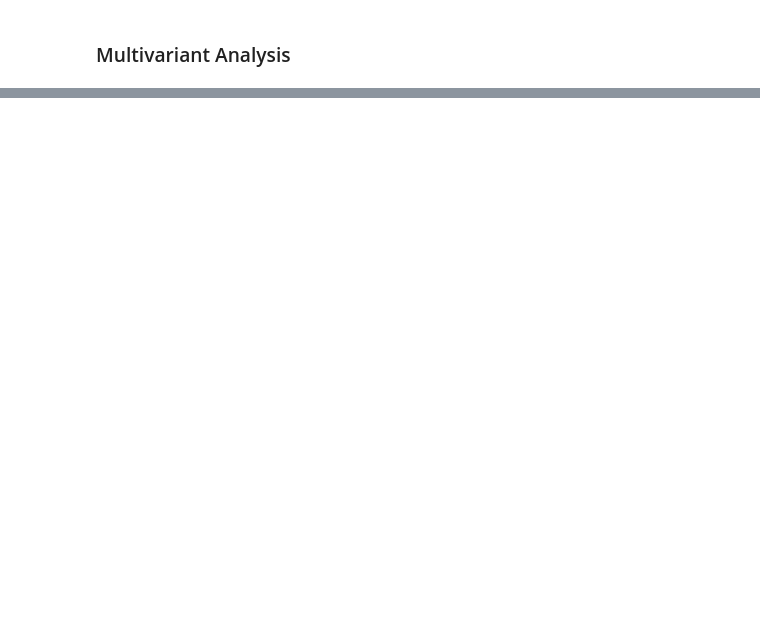
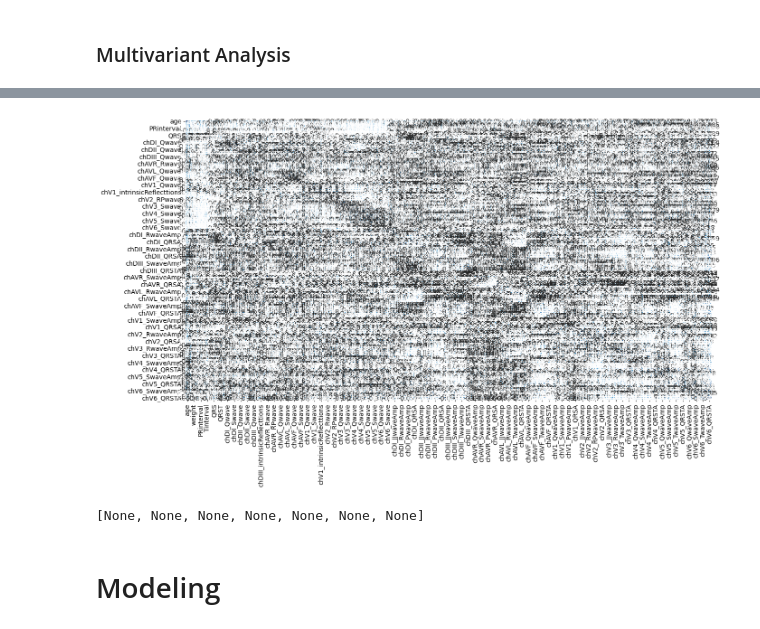
Before and after one commit to omarcastano/MLutilities, a Jupyter notebook: notebooks/arrhythim.ipynb, the cells around one changed output, grey strips where cells are left out. Saved outputs shown, nothing was run; the diff lists cells and outputs as text; code cells hidden in the pictures; blank space fills up the shorter version.

```diff
--- a/notebooks/arrhythim.ipynb
+++ b/notebooks/arrhythim.ipynb
@@ -175,0 +257,5 @@ cramersv_heatmap(data[cat_variables[50:75] + ['class']])
+# %%
+# Correlation heatmap
+high_corr_vars = correlation_heatmap(data[num_variables], kind="spearman", return_most_correlated_features=True, threshold=0.9)
+# %% [output]
+[figure, added]
@@ -175,0 +265,8 @@ cramersv_heatmap(data[cat_variables[50:75] + ['class']])
+# %%
+# drop features
+data.drop(labels=feature_to_drop, axis=1, inplace = True)
+[num_variables.remove(var) for var in feature_to_drop]
+# %% [output]
+[None, None, None, None, None, None, None]
+# %% [markdown]
+# Modeling
```
Also changed, not shown: parts of 45 cells of this notebook, 5 other files.
